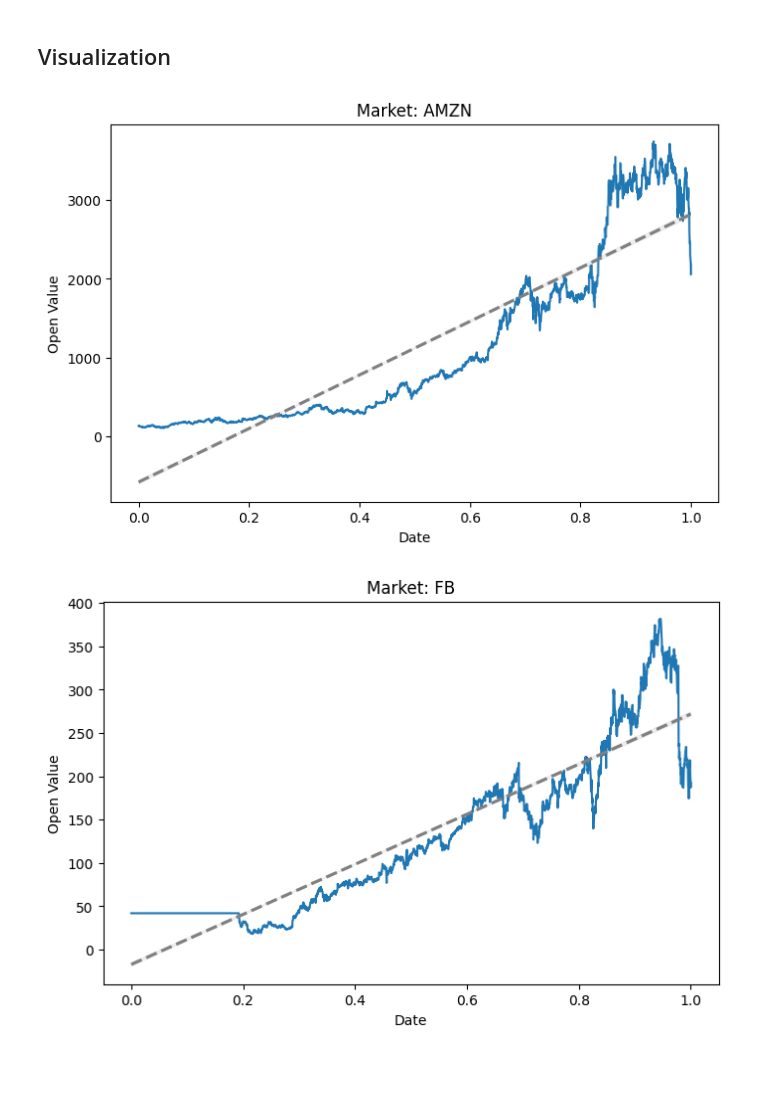
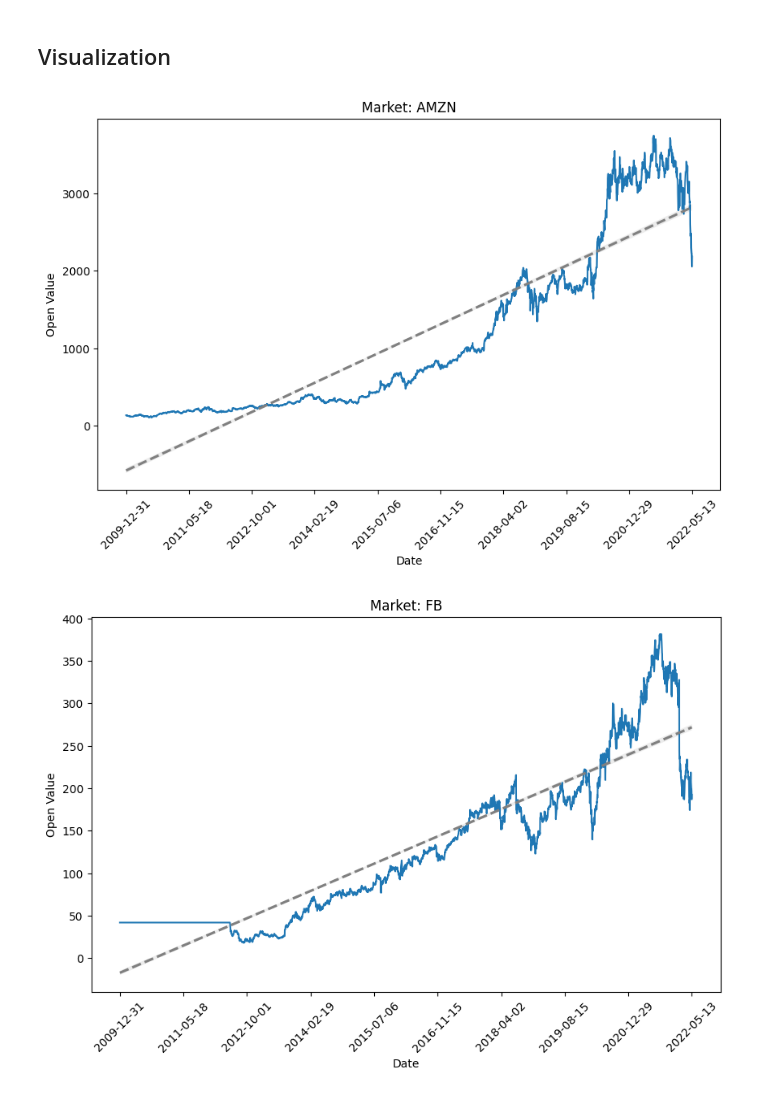
Before and after one commit to k-forghani/stock-market-simulator, a Jupyter notebook: Main.ipynb, the cells around one changed output. Drawn from its saved outputs; the diff is of its cells as text; code cells hidden in the pictures; blank space fills up the shorter version.

Commit message:
Added dates as labels of the x-axis of each plot

```diff
--- a/Main.ipynb
+++ b/Main.ipynb
@@ -50,6 +51,7 @@ class Market:
         if not isinstance(value, pd.DataFrame):
             raise TypeError("Timestamps must be a pandas.DataFrame!")
         self._timestamps = value
+        self._timestamps.reset_index(inplace = True)
 
     @property
     def date (self) -> datetime:
@@ -84,7 +86,7 @@ class Market:
             raise ValueError("Count must be positive!")
         self.timestamps.loc[self.timestamps["Date"] == self.date.strftime("%Y-%m-%d"), "Volume"] += self.current["Open"] * count
 
-    def plot (self, regression: bool = True) -> None:
+    def plot (self, figsize: Tuple[float, float] = (10, 6), xticks_number: int = 10, xticks_rotation: int = 45, regression: bool = True) -> None:
         self.timestamps.insert(
             self.timestamps.shape[1],
             "Ordinal",
@@ -93,7 +95,7 @@ class Market:
         self.timestamps.loc[:, "Ordinal"] = self.timestamps["Ordinal"].apply(
             lambda x: (x - self.timestamps["Ordinal"].min()) / (self.timestamps["Ordinal"].max() - self.timestamps["Ordinal"].min())
         )
-        fig, ax = plt.subplots(figsize = (8, 5))
+        fig, ax = plt.subplots(figsize = figsize)
         self.timestamps.plot.line(
             x = "Ordinal",
             y = "Open",
@@ -109,6 +111,25 @@ class Market:
                 scatter = False,
                 ax = ax
             )
+        xticks_dates = self.timestamps.sort_values(
+            by = ["Ordinal"],
+            ascending = True,
+            inplace = False
+        )["Date"].astype(str)
+        xticks_positions = np.linspace(0, 1, xticks_number)
+        xticks_indices = np.clip(
+            np.round(
+                xticks_positions * xticks_dates.shape[0],
+                decimals = 0
+            ).astype(int),
+            a_min = 0,
+            a_max = xticks_dates.shape[0] - 1
+        )
+        ax.set_xticks(
+            ticks = xticks_positions,
+            labels = xticks_dates[xticks_indices],
+            rotation = xticks_rotation
+        )
         plt.title(f"Market: {self.symbol}")
         plt.xlabel("Date")
         plt.ylabel("Open Value")
@@ -345,8 +366,11 @@ workspace = Workspace(MARKETS, ACCOUNTS)
 # %%
 for symbol, market in workspace.markets.items():
     market.plot(
-        regression = True
+        figsize = (10, 6),
+        regression = True,
+        xticks_number = 10,
+        xticks_rotation = 45
     )
 # %% [output]
-[figure, old version]
+[figure, new version]
-[figure, old version]
+[figure, new version]
```
Also changed, not shown: parts of 2 cells of this notebook.
